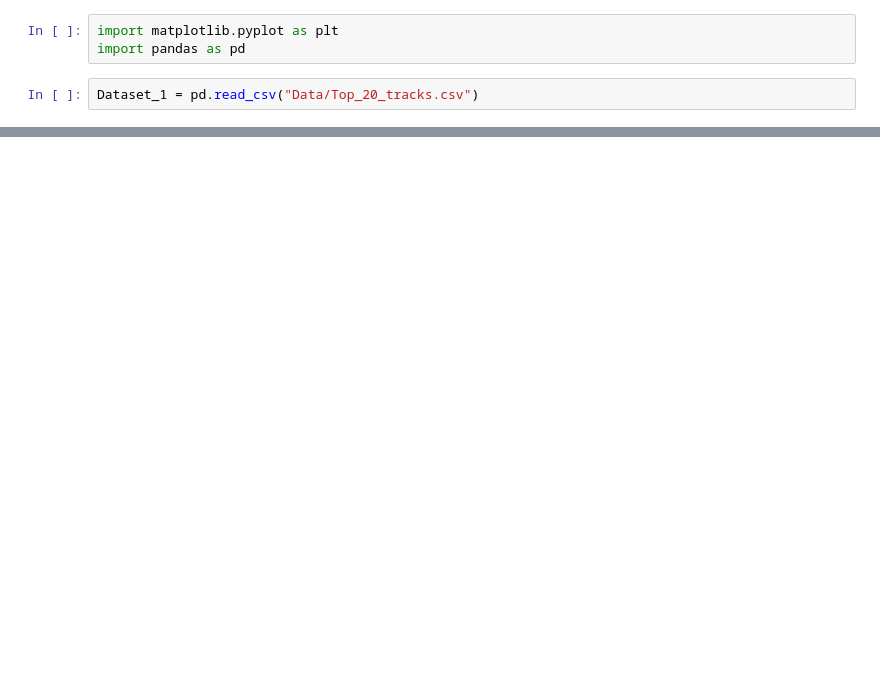
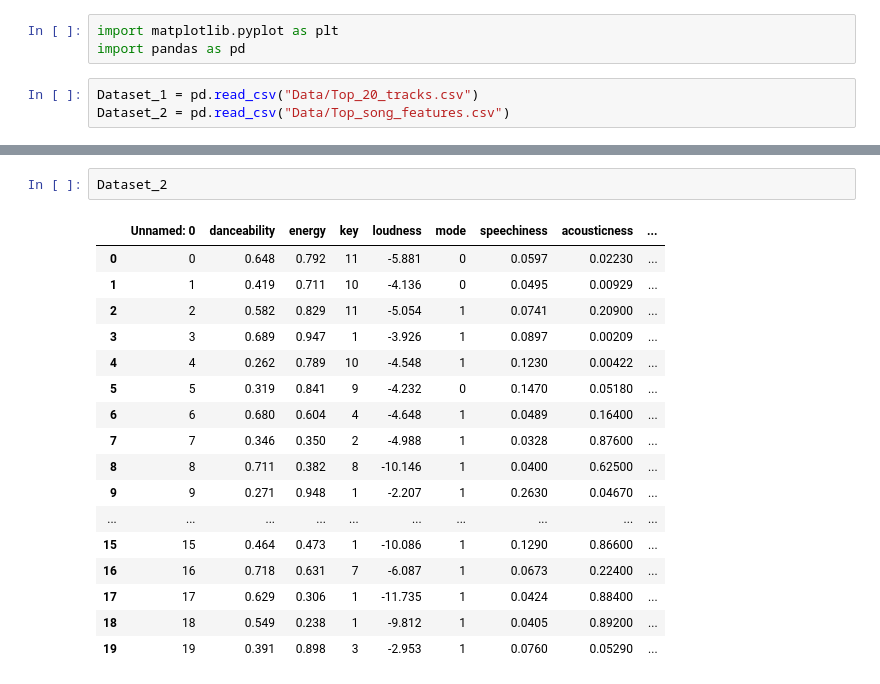
Before and after one commit to KristinBJ98/spotify_api_project, a Jupyter notebook: Make spotify graphs.ipynb, the cells around one changed output, grey strips where cells are left out. Cells and saved outputs as stored; diff of their text form; blank space fills up the shorter version.

```diff
--- a/Make spotify graphs.ipynb
+++ b/Make spotify graphs.ipynb
@@ -3,6 +3,7 @@ import matplotlib.pyplot as plt
 import pandas as pd
 # %%
 Dataset_1 = pd.read_csv("Data/Top_20_tracks.csv")
+Dataset_2 = pd.read_csv("Data/Top_song_features.csv")
 # %%
 Dataset_1
 # %% [output]
@@ -23,3 +24,23 @@ Dataset_1
 | 17 | 17 | IDK You Yet | ['Alexander 23'] | 12 | spotify:track:47EWMOElkkbMp5m9SBkx7d | 184638 |
 | 18 | 18 | 21st Century Machine | ['Catie Turner'] | 40 | spotify:track:45BnLP9VBDtunsiwFUgvq4 | 231551 |
 | 19 | 19 | Trampoline | ['The Unlikely Candidates'] | 45 | spotify:track:3geJxU83R4EzSjIymcXSt2 | 210590 |
+# %%
+Dataset_2
+# %% [output]
+|  | Unnamed: 0 | danceability | energy | key | loudness | mode | speechiness | acousticness | ... |
+| 0 | 0 | 0.648 | 0.792 | 11 | -5.881 | 0 | 0.0597 | 0.02230 | ... |
+| 1 | 1 | 0.419 | 0.711 | 10 | -4.136 | 0 | 0.0495 | 0.00929 | ... |
+| 2 | 2 | 0.582 | 0.829 | 11 | -5.054 | 1 | 0.0741 | 0.20900 | ... |
+| 3 | 3 | 0.689 | 0.947 | 1 | -3.926 | 1 | 0.0897 | 0.00209 | ... |
+| 4 | 4 | 0.262 | 0.789 | 10 | -4.548 | 1 | 0.1230 | 0.00422 | ... |
+| 5 | 5 | 0.319 | 0.841 | 9 | -4.232 | 0 | 0.1470 | 0.05180 | ... |
+| 6 | 6 | 0.680 | 0.604 | 4 | -4.648 | 1 | 0.0489 | 0.16400 | ... |
+| 7 | 7 | 0.346 | 0.350 | 2 | -4.988 | 1 | 0.0328 | 0.87600 | ... |
+| 8 | 8 | 0.711 | 0.382 | 8 | -10.146 | 1 | 0.0400 | 0.62500 | ... |
+| 9 | 9 | 0.271 | 0.948 | 1 | -2.207 | 1 | 0.2630 | 0.04670 | ... |
+| ... | ... | ... | ... | ... | ... | ... | ... | ... | ... |
+| 15 | 15 | 0.464 | 0.473 | 1 | -10.086 | 1 | 0.1290 | 0.86600 | ... |
+| 16 | 16 | 0.718 | 0.631 | 7 | -6.087 | 1 | 0.0673 | 0.22400 | ... |
+| 17 | 17 | 0.629 | 0.306 | 1 | -11.735 | 1 | 0.0424 | 0.88400 | ... |
+| 18 | 18 | 0.549 | 0.238 | 1 | -9.812 | 1 | 0.0405 | 0.89200 | ... |
+| 19 | 19 | 0.391 | 0.898 | 3 | -2.953 | 1 | 0.0760 | 0.05290 | ... |
```
Also changed, not shown: parts of 1 cell of this notebook, 3 other files.
